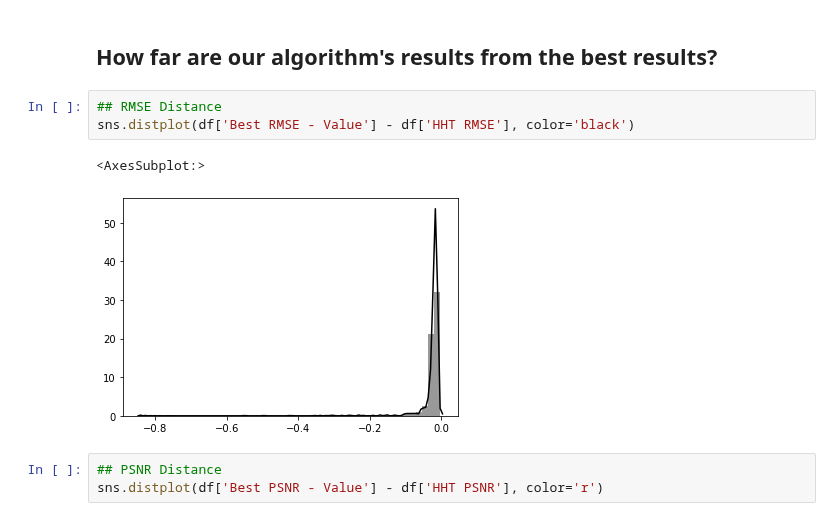
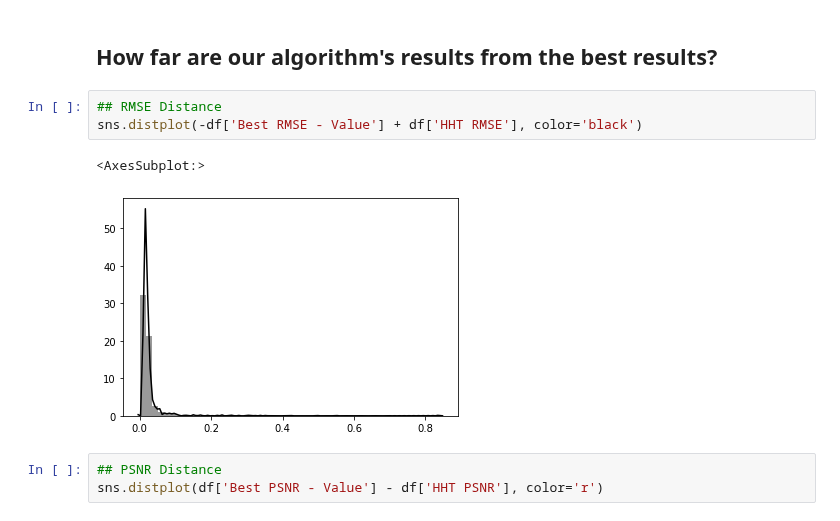
Before and after one commit to Matt88Ac/Hilbert-Huang-Transform-Super-Resolution, a Jupyter notebook: HHT_SR_Results.ipynb, the cells around one changed output. Cells and saved outputs as stored; diff of their text form.

```diff
--- a/HHT_SR_Results.ipynb
+++ b/HHT_SR_Results.ipynb
@@ -97,10 +97,10 @@ ax.plot_trisurf(x.to_numpy(), y.to_numpy(), reg_plane,alpha=0.7, cmap='coolwarm'
 ## How far are our algorithm's results from the best results?
 # %%
 ## RMSE Distance
-sns.distplot(df['Best RMSE - Value'] - df['HHT RMSE'], color='black')
+sns.distplot(-df['Best RMSE - Value'] + df['HHT RMSE'], color='black')
 # %% [output]
 <AxesSubplot:>
-[figure, old version]
+[figure, new version]
 # %%
 ## PSNR Distance
 sns.distplot(df['Best PSNR - Value'] - df['HHT PSNR'], color='r')
```
